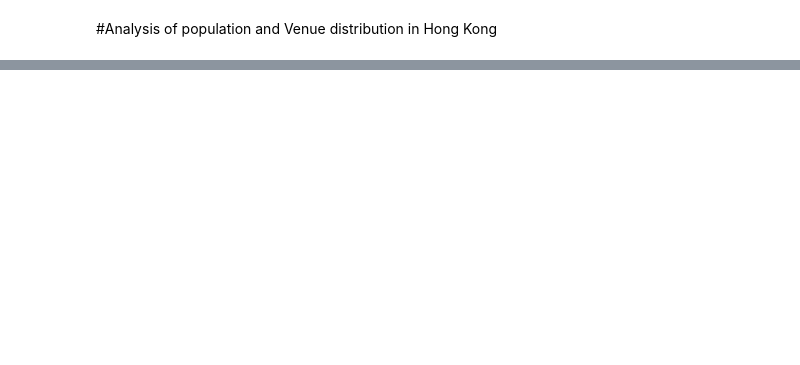
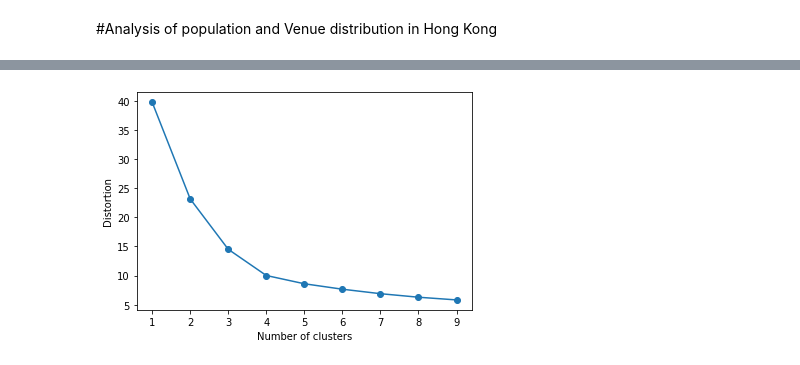
Before and after one commit to michaeltmk/IBM-Data-Science-Capstone-Project, a Jupyter notebook: capstone.ipynb, the cells around one changed output, grey strips where cells are left out. Drawn from its saved outputs; the diff is of its cells as text; code cells hidden in the pictures; blank space fills up the shorter version.

```diff
--- a/capstone.ipynb
+++ b/capstone.ipynb
@@ -22,0 +319,4 @@ The Hong Kong population data was downloaded from the Hong Kong government websi
+# %%
+df_x = 6
+time.sleep(60)
+dfs[df_x] = dfs[df_x].apply(get_coor, axis = 1)
@@ -22,0 +341,4 @@ The Hong Kong population data was downloaded from the Hong Kong government websi
+# %%
+df_x = 7
+time.sleep(60)
+dfs[df_x] = dfs[df_x].apply(get_coor, axis = 1)
@@ -22,0 +363,4 @@ The Hong Kong population data was downloaded from the Hong Kong government websi
+# %%
+neighborhood_df = pd.concat(dfs)
+neighborhood_df.drop('index',axis =1,inplace=True)
+neighborhood_df
@@ -22,0 +541,11 @@ The Hong Kong population data was downloaded from the Hong Kong government websi
+# %%
+#one hot coding
+HK_onehot = pd.get_dummies(HK_venues[['Venue Category']], prefix="", prefix_sep="")
+HK_onehot['neighborhood'] = HK_venues['neighborhood']
+fixed_columns = [HK_onehot.columns[-1]] + list(HK_onehot.columns[:-1])
+HK_onehot = HK_onehot[fixed_columns]
+
+
+#group by mean of frequency
+HK_grouped = HK_onehot.groupby('neighborhood').mean().reset_index()
+HK_grouped
@@ -22,0 +606,18 @@ The Hong Kong population data was downloaded from the Hong Kong government websi
+# %%
+#choosing K using elbow method
+def k_mean( df, kclusters = 5):
+  kmeans = KMeans(n_clusters=kclusters, random_state=0).fit(df)   # run k-means clustering
+  return kmeans.labels_, kmeans.inertia_
+
+distortions = []
+for k in range(1,10):
+  _ , sum_dist= k_mean(HK_grouped.drop('neighborhood',1),kclusters = k)
+  distortions.append(sum_dist)
+
+# elbow plot
+plt.plot(range(1, 10), distortions, marker='o')
+plt.xlabel('Number of clusters')
+plt.ylabel('Distortion')
+plt.show()
+# %% [output]
+[figure, added]
```
Also changed, not shown: parts of 52 cells of this notebook.
